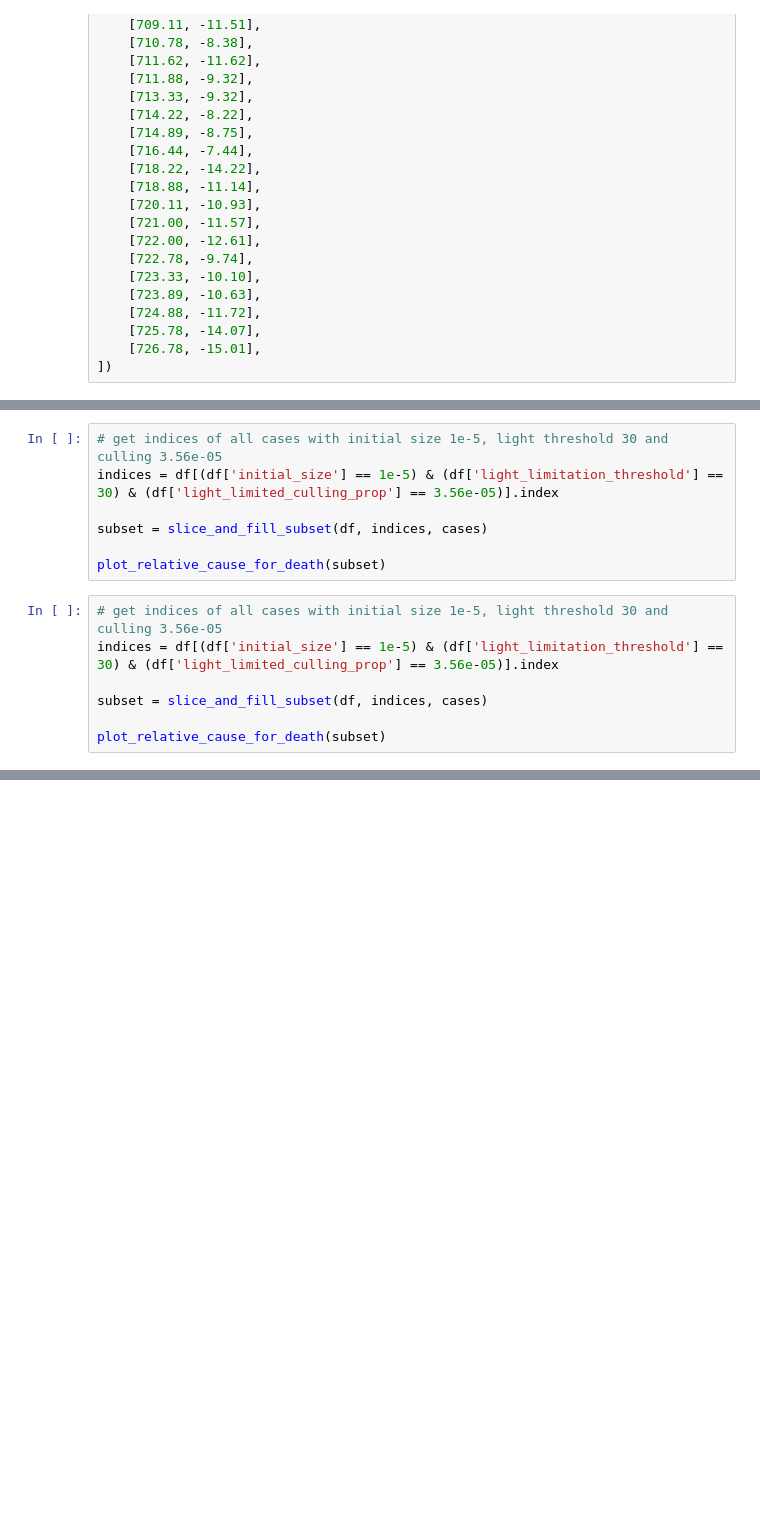
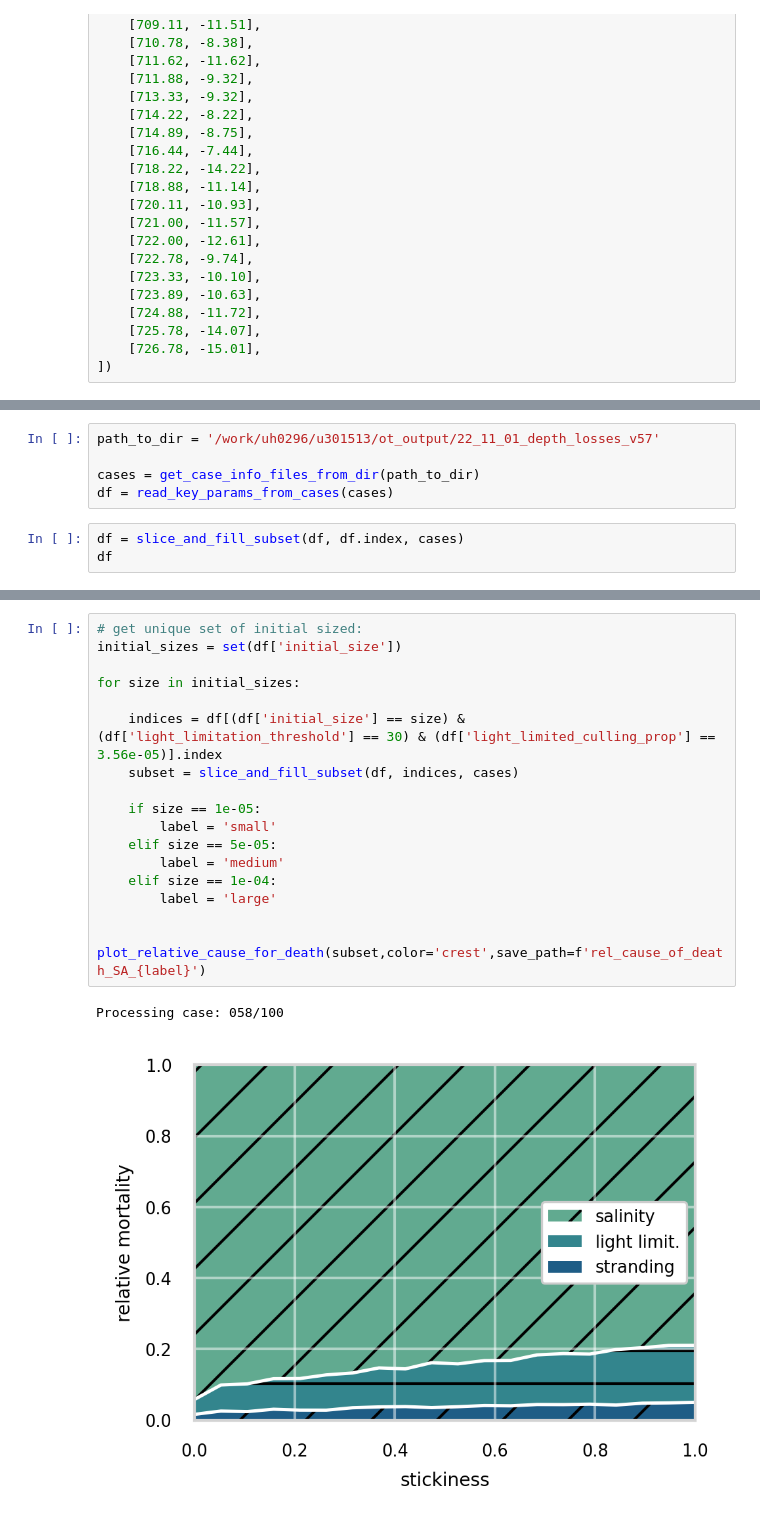
Before and after one commit to 465b/oceantracker, a Jupyter notebook: experiments/collapse/2023-v04/collapse_paper_plots.ipynb, the cells around one changed output, grey strips where cells are left out. Saved outputs shown, nothing was run; the diff lists cells and outputs as text; blank space fills up the shorter version.

```diff
--- a/experiments/collapse/2023-v04/collapse_paper_plots.ipynb
+++ b/experiments/collapse/2023-v04/collapse_paper_plots.ipynb
@@ -1100,14 +368,0 @@ df
-# %%
-# get indices of all cases with initial size 1e-5, light threshold 30 and culling 3.56e-05
-indices = df[(df['initial_size'] == 1e-5) & (df['light_limitation_threshold'] == 30) & (df['light_limited_culling_prop'] == 3.56e-05)].index
-
-subset = slice_and_fill_subset(df, indices, cases)
-
-plot_relative_cause_for_death(subset)
-# %%
-# get indices of all cases with initial size 1e-5, light threshold 30 and culling 3.56e-05
-indices = df[(df['initial_size'] == 1e-5) & (df['light_limitation_threshold'] == 30) & (df['light_limited_culling_prop'] == 3.56e-05)].index
-
-subset = slice_and_fill_subset(df, indices, cases)
-
-plot_relative_cause_for_death(subset)
@@ -1160,0 +436,8 @@ for ii in range(len(cases)):
+# %%
+path_to_dir = '/work/uh0296/u301513/ot_output/22_11_01_depth_losses_v57'
+
+cases = get_case_info_files_from_dir(path_to_dir)
+df = read_key_params_from_cases(cases)
+# %%
+df = slice_and_fill_subset(df, df.index, cases)
+df
@@ -1160,0 +459,20 @@ for ii in range(len(cases)):
+# %%
+# get unique set of initial sized:
+initial_sizes = set(df['initial_size'])
+
+for size in initial_sizes:
+
+    indices = df[(df['initial_size'] == size) & (df['light_limitation_threshold'] == 30) & (df['light_limited_culling_prop'] == 3.56e-05)].index
+    subset = slice_and_fill_subset(df, indices, cases)
+
+    if size == 1e-05:
+        label = 'small'
+    elif size == 5e-05:
+        label = 'medium'
+    elif size == 1e-04:
+        label = 'large'
+
+    plot_relative_cause_for_death(subset,color='crest',save_path=f'rel_cause_of_death_SA_{label}')
+# %% [output]
+Processing case: 058/100
+[figure, added]
```
Also changed, not shown: parts of 87 cells of this notebook, 4 other files.
